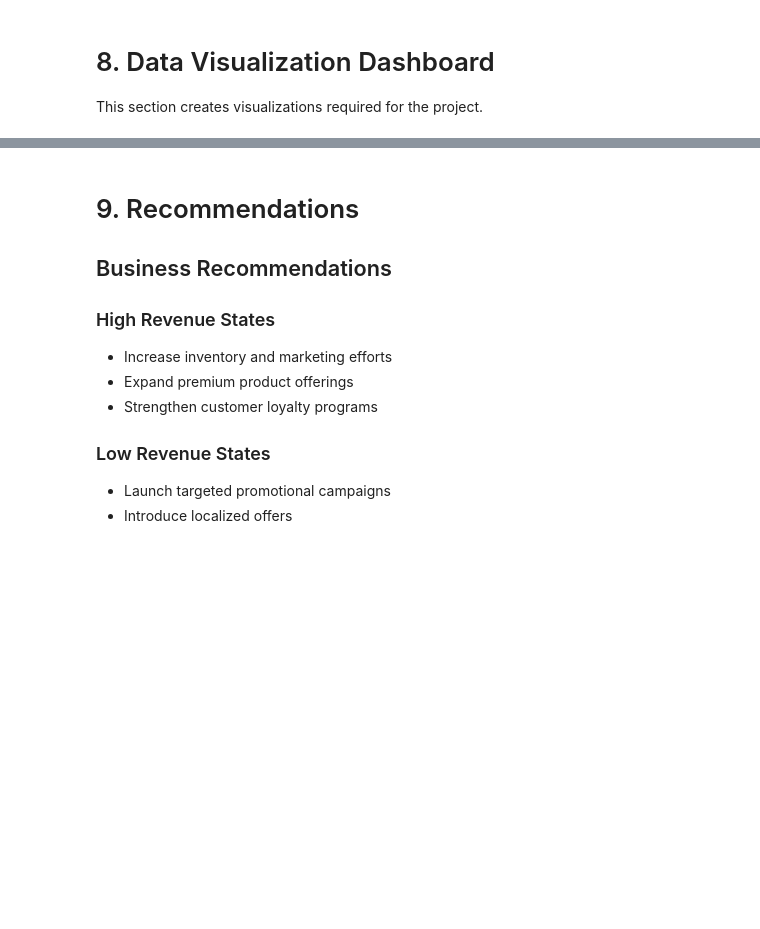
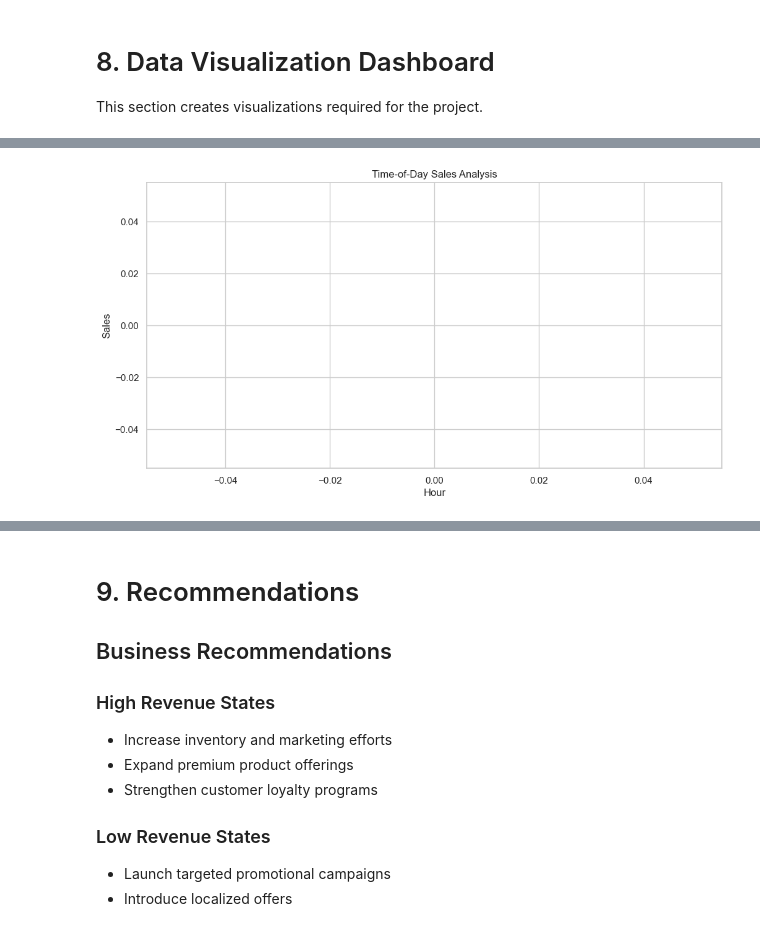
Before and after one commit to rammekaai/AIProjects, a Jupyter notebook: Sales_Analysis.ipynb, the cells around one changed output, grey strips where cells are left out. Drawn from its saved outputs; the diff is of its cells as text; code cells hidden in the pictures; blank space fills up the shorter version.

```diff
--- a/Sales_Analysis.ipynb
+++ b/Sales_Analysis.ipynb
@@ -130,12 +192,12 @@ sales_df.drop_duplicates(inplace=True)
 numerical_cols = sales_df.select_dtypes(include=np.number).columns
 
 for col in numerical_cols:
-    sales_df[col].fillna(sales_df[col].median(), inplace=True)
+    sales_df[col] = sales_df[col].fillna(sales_df[col].median())
 
 # Fill missing categorical values with mode
-categorical_cols = sales_df.select_dtypes(include='object').columns
+categorical_cols = sales_df.select_dtypes(include=['object', 'string']).columns
 
 for col in categorical_cols:
-    sales_df[col].fillna(sales_df[col].mode()[0], inplace=True)
+    sales_df[col] = sales_df[col].fillna(sales_df[col].mode()[0])
 
 print("Missing values handled successfully.")
@@ -352,30 +531,43 @@ plt.show()
 # %%
 # ================================
 # Time-of-Day Sales Analysis
 # ================================
 
 # Extract hour from Time column if available
 
 if 'Time' in sales_df.columns:
 
-    sales_df['Hour'] = pd.to_datetime(
-        sales_df['Time']
-    ).dt.hour
+    # Map categorical time-of-day labels to representative hours
+    time_mapping = {
+        'Morning': 9,
+        'Afternoon': 15,
+        'Evening': 19
+    }
+
+    sales_df['Hour'] = sales_df['Time'].map(time_mapping)
+
+    # If any remaining values can be parsed as actual times, convert them too
+    if sales_df['Hour'].isna().any():
+        sales_df['Hour'] = sales_df['Hour'].fillna(
+            pd.to_datetime(sales_df['Time'], format='%I:%M %p', errors='coerce').dt.hour
+        )
 
     plt.figure(figsize=(12, 6))
 
     sns.lineplot(
         data=sales_df.reset_index(),
         x='Hour',
         y='Sales'
     )
 
     plt.title("Time-of-Day Sales Analysis")
 
     plt.show()
 
 else:
     print("Time column not found in dataset.")
+# %% [output]
+[figure, added]
 # %%
 # ================================
 # Weekly Sales Trend
```
Also changed, not shown: parts of 20 cells of this notebook.
